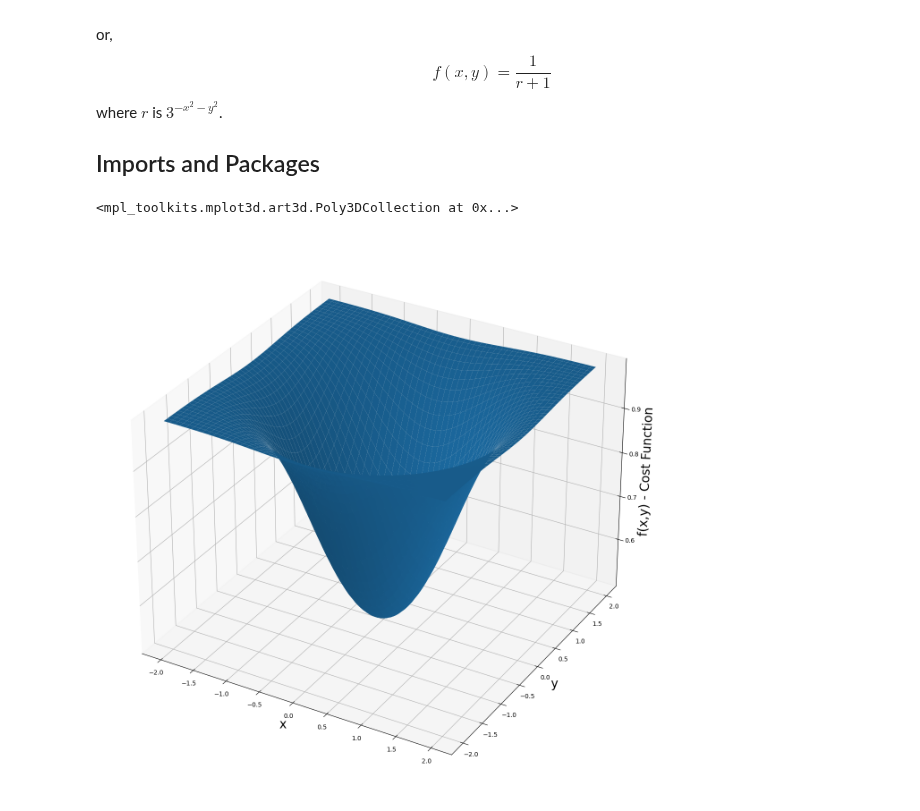
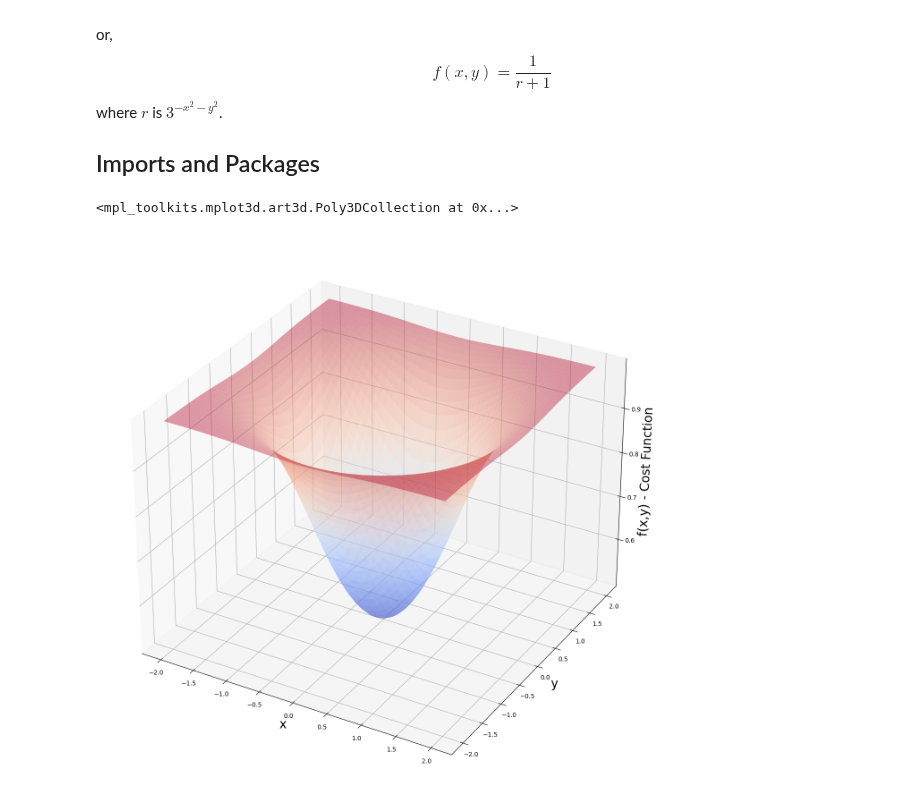
Before and after one commit to srofe/MLBootcamp, a Jupyter notebook: 03-GradientDescent/GradientDescent-TwoDimensions.ipynb, the cells around one changed output. Drawn from its saved outputs; the diff is of its cells as text; code cells hidden in the pictures.

```diff
--- a/03-GradientDescent/GradientDescent-TwoDimensions.ipynb
+++ b/03-GradientDescent/GradientDescent-TwoDimensions.ipynb
@@ -21,18 +22,18 @@ def f(x, y):
 # %%
 # Create x and y data.
 xData = np.linspace(start=-2, stop=2, num=200)
 yData = np.linspace(start=-2, stop=2, num=200)
 # To plot the surface, these need to be 2-dimensional arrays - use numpy meshgrid() function to make 2D array.
 xData, yData = np.meshgrid(xData, yData)
 
 # Generate 3D plot
 plt.figure(figsize=[16,16])
 axes = plt.subplot(projection='3d')
 
 axes.set_xlabel('x', fontsize=20)
 axes.set_ylabel('y', fontsize=20)
 axes.set_zlabel('f(x,y) - Cost Function', fontsize=20)
-axes.plot_surface(xData, yData, f(xData, yData))
+axes.plot_surface(xData, yData, f(xData, yData), cmap=cm.coolwarm, alpha=0.4)
 # %% [output]
 <mpl_toolkits.mplot3d.art3d.Poly3DCollection at 0x...>
-[figure, old version]
+[figure, new version]
```
Also changed, not shown: parts of 1 cell of this notebook.
